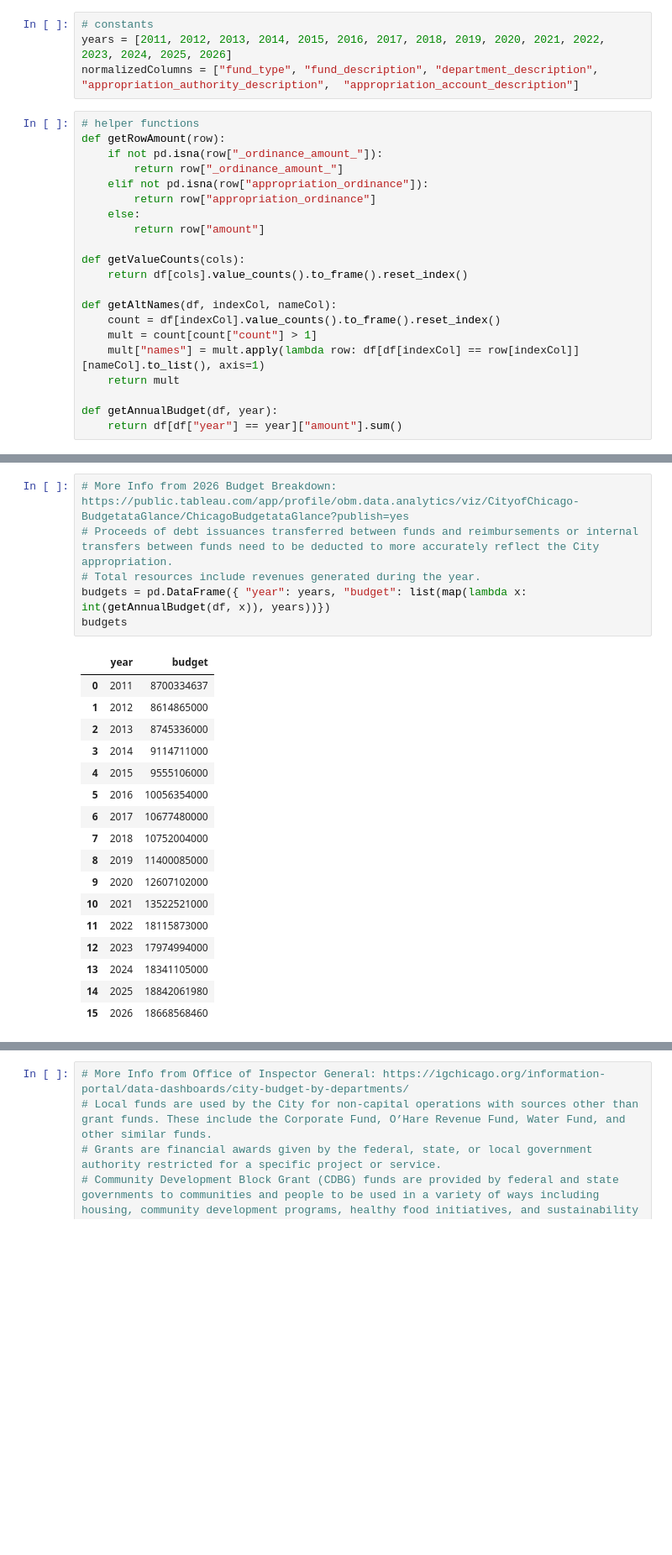
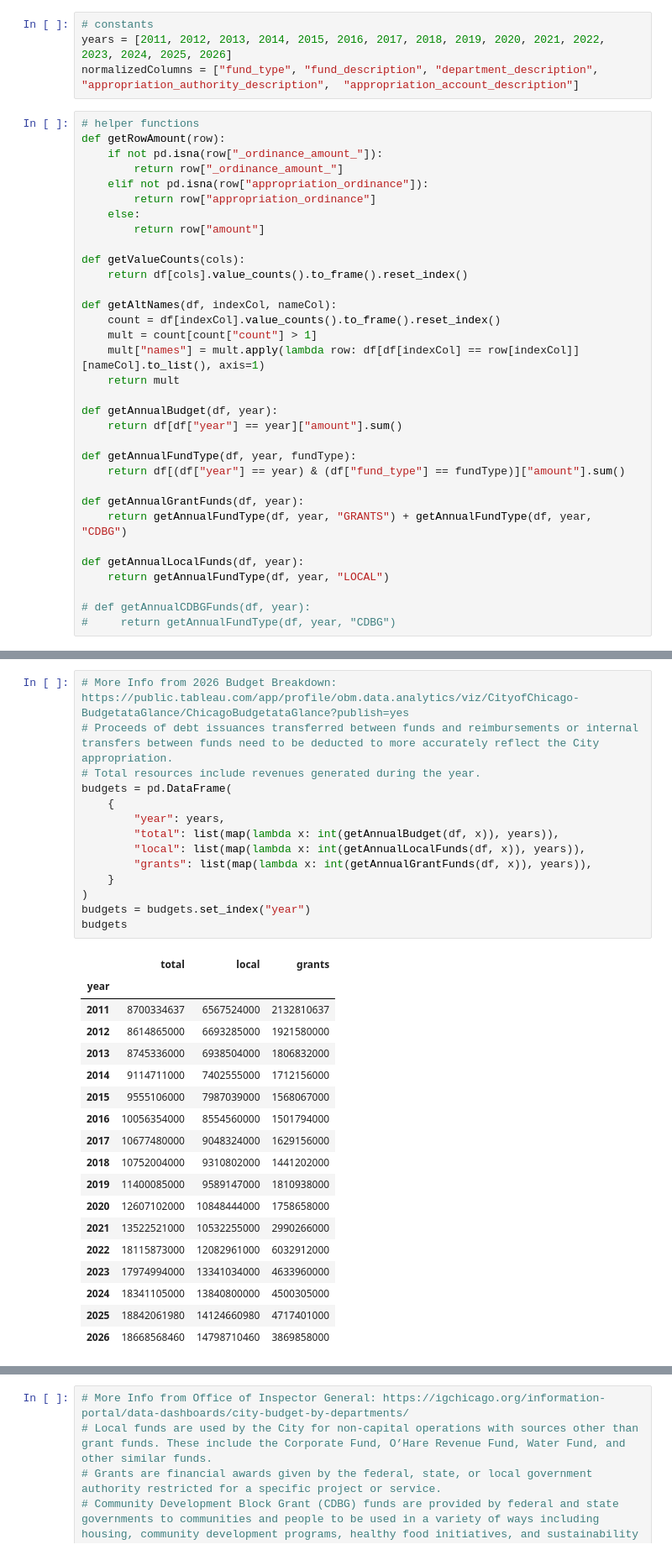
Before and after one commit to RamarkoB/chicago-budget, a Jupyter notebook: explore.ipynb, the cells around one changed output, grey strips where cells are left out. Shown at 84% size. Saved outputs shown, nothing was run; the diff lists cells and outputs as text; blank space fills up the shorter version.

```diff
--- a/explore.ipynb
+++ b/explore.ipynb
@@ -34,6 +34,18 @@ def getAltNames(df, indexCol, nameCol):
 
 def getAnnualBudget(df, year):
     return df[df["year"] == year]["amount"].sum()
+
+def getAnnualFundType(df, year, fundType):
+    return df[(df["year"] == year) & (df["fund_type"] == fundType)]["amount"].sum()
+
+def getAnnualGrantFunds(df, year):
+    return getAnnualFundType(df, year, "GRANTS") + getAnnualFundType(df, year, "CDBG")
+
+def getAnnualLocalFunds(df, year):
+    return getAnnualFundType(df, year, "LOCAL")
+
+# def getAnnualCDBGFunds(df, year):
+#     return getAnnualFundType(df, year, "CDBG")
 # %%
 # import all ordinance files and combine into table
 df = pd.DataFrame()
@@ -63,24 +75,33 @@ df.tail()
 # %%
 # More Info from 2026 Budget Breakdown: https://public.tableau.com/app/profile/obm.data.analytics/viz/CityofChicago-BudgetataGlance/ChicagoBudgetataGlance?publish=yes
 # Proceeds of debt issuances transferred between funds and reimbursements or internal transfers between funds need to be deducted to more accurately reflect the City appropriation.
 # Total resources include revenues generated during the year.
-budgets = pd.DataFrame({ "year": years, "budget": list(map(lambda x: int(getAnnualBudget(df, x)), years))})
+budgets = pd.DataFrame(
+    {
+        "year": years,
+        "total": list(map(lambda x: int(getAnnualBudget(df, x)), years)),
+        "local": list(map(lambda x: int(getAnnualLocalFunds(df, x)), years)),
+        "grants": list(map(lambda x: int(getAnnualGrantFunds(df, x)), years)),
+    }
+)
+budgets = budgets.set_index("year")
 budgets
 # %% [output]
-|  | year | budget |
-| 0 | 2011 | 8700334637 |
-| 1 | 2012 | 8614865000 |
-| 2 | 2013 | 8745336000 |
-| 3 | 2014 | 9114711000 |
-| 4 | 2015 | 9555106000 |
-| 5 | 2016 | 10056354000 |
-| 6 | 2017 | 10677480000 |
-| 7 | 2018 | 10752004000 |
-| 8 | 2019 | 11400085000 |
-| 9 | 2020 | 12607102000 |
-| 10 | 2021 | 13522521000 |
-| 11 | 2022 | 18115873000 |
-| 12 | 2023 | 17974994000 |
-| 13 | 2024 | 18341105000 |
-| 14 | 2025 | 18842061980 |
-| 15 | 2026 | 18668568460 |
+|  | total | local | grants |
+| year |  |  |  |
+| 2011 | 8700334637 | 6567524000 | 2132810637 |
+| 2012 | 8614865000 | 6693285000 | 1921580000 |
+| 2013 | 8745336000 | 6938504000 | 1806832000 |
+| 2014 | 9114711000 | 7402555000 | 1712156000 |
+| 2015 | 9555106000 | 7987039000 | 1568067000 |
+| 2016 | 10056354000 | 8554560000 | 1501794000 |
+| 2017 | 10677480000 | 9048324000 | 1629156000 |
+| 2018 | 10752004000 | 9310802000 | 1441202000 |
+| 2019 | 11400085000 | 9589147000 | 1810938000 |
+| 2020 | 12607102000 | 10848444000 | 1758658000 |
+| 2021 | 13522521000 | 10532255000 | 2990266000 |
+| 2022 | 18115873000 | 12082961000 | 6032912000 |
+| 2023 | 17974994000 | 13341034000 | 4633960000 |
+| 2024 | 18341105000 | 13840800000 | 4500305000 |
+| 2025 | 18842061980 | 14124660980 | 4717401000 |
+| 2026 | 18668568460 | 14798710460 | 3869858000 |
```
Also changed, not shown: parts of 2 cells of this notebook.
